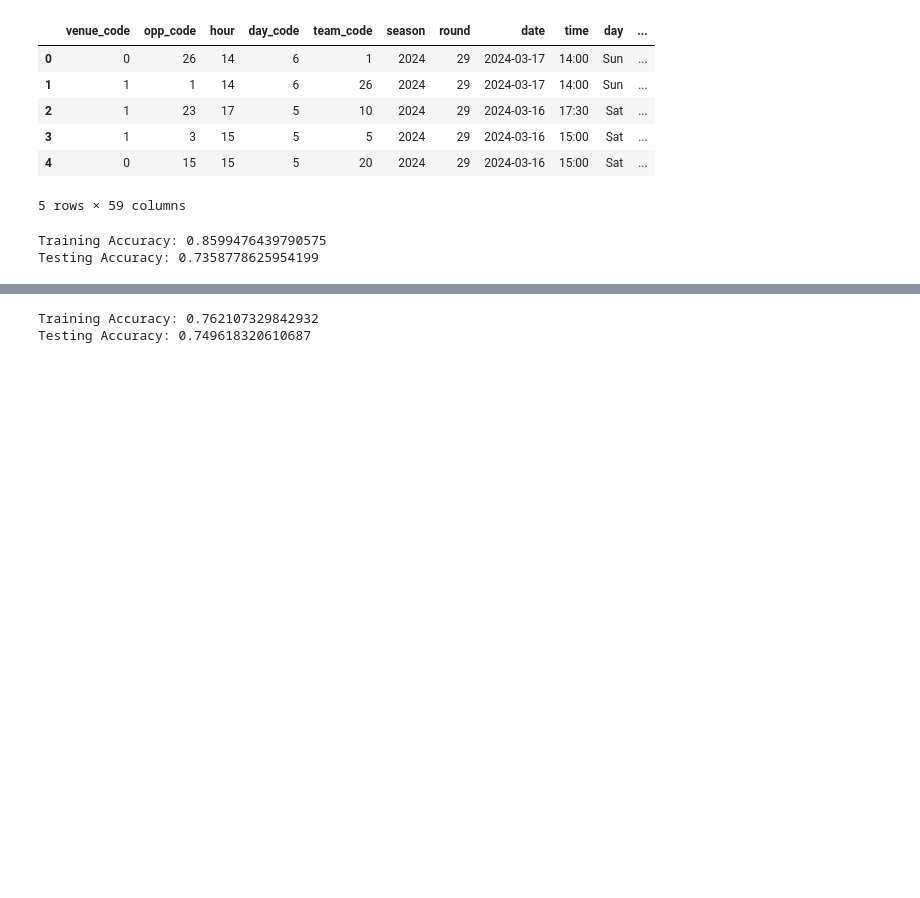
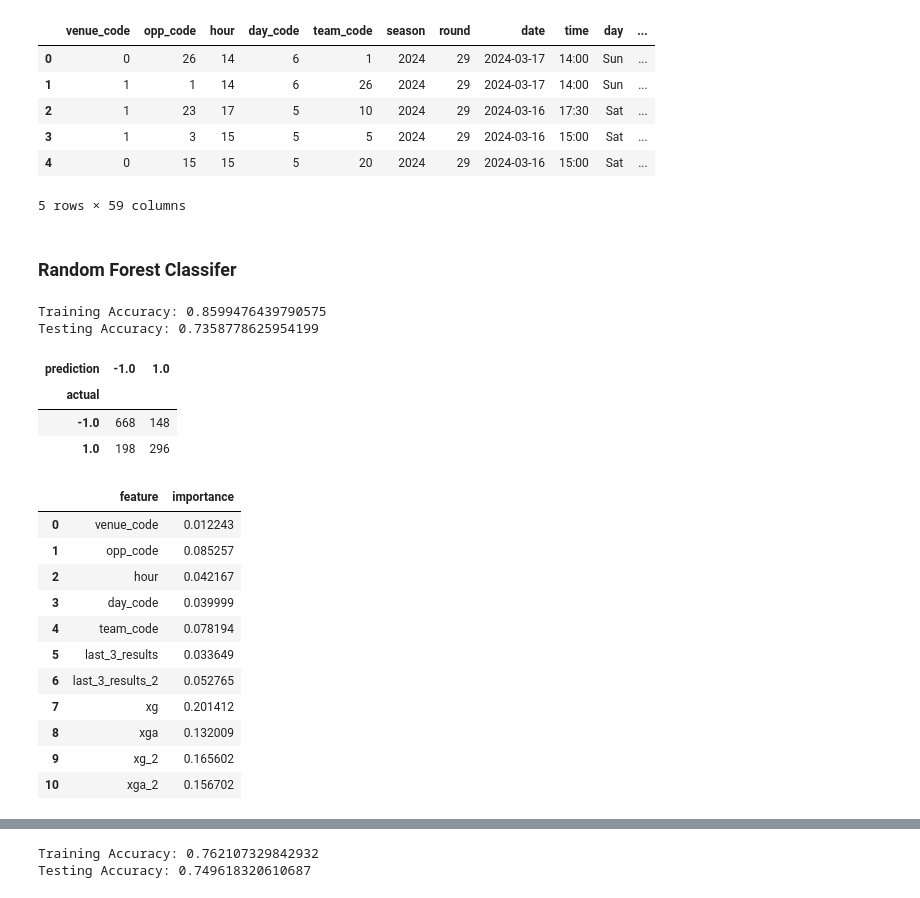
Before and after one commit to cschneggenburger/group-2-project-2, a Jupyter notebook: Presentation/rf_model_rolling_3_new_data_structure.ipynb, the cells around one changed output, grey strips where cells are left out. Drawn from its saved outputs; the diff is of its cells as text; code cells hidden in the pictures; blank space fills up the shorter version.

```diff
--- a/Presentation/rf_model_rolling_3_new_data_structure.ipynb
+++ b/Presentation/rf_model_rolling_3_new_data_structure.ipynb
@@ -54 +54,3 @@ preds = rf_model.predict(X_test)
+# %% [markdown]
+### Random Forest Classifer
 # %%
@@ -62,3 +74,33 @@ print("Testing Accuracy:", test_accuracy)
 # %% [output]
 Training Accuracy: 0.8599476439790575
 Testing Accuracy: 0.7358778625954199
+# %%
+# Create a contingency table showing the counts of actual versus predicted labels
+combined = pd.DataFrame({"actual": y_test, "prediction": preds})
+pd.crosstab(index=combined["actual"], columns=combined["prediction"])
+# %% [output]
+| prediction | -1.0 | 1.0 |
+| actual |  |  |
+| -1.0 | 668 | 148 |
+| 1.0 | 198 | 296 |
+# %%
+# determine which feature explains the most variance in the model
+rf_importances = rf_model.feature_importances_
+# return the original feature names
+rf_feature_names = X.columns
+#create a DataFrame to display the feature importance
+rf_feature_importance = pd.DataFrame({"feature": rf_feature_names, "importance": rf_importances})
+rf_feature_importance
+# %% [output]
+|  | feature | importance |
+| 0 | venue_code | 0.012243 |
+| 1 | opp_code | 0.085257 |
+| 2 | hour | 0.042167 |
+| 3 | day_code | 0.039999 |
+| 4 | team_code | 0.078194 |
+| 5 | last_3_results | 0.033649 |
+| 6 | last_3_results_2 | 0.052765 |
+| 7 | xg | 0.201412 |
+| 8 | xga | 0.132009 |
+| 9 | xg_2 | 0.165602 |
+| 10 | xga_2 | 0.156702 |
```
Also changed, not shown: parts of 20 cells of this notebook, 10 other files.
